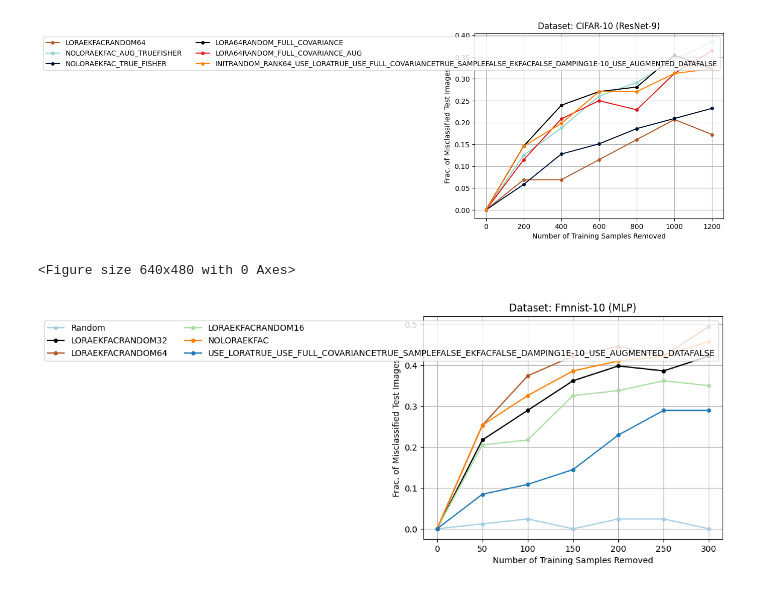
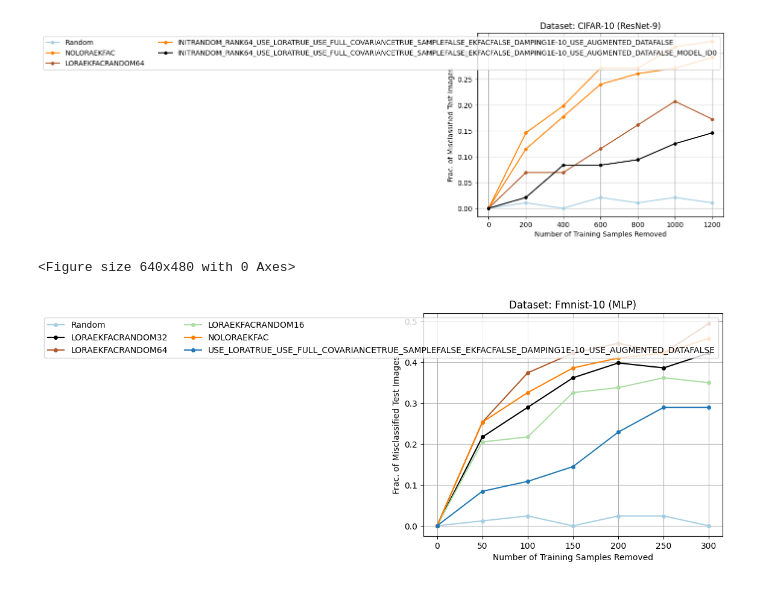
Before and after one commit to logix-project/logix, a Jupyter notebook: examples/notebooks/cifar10/plot_emsemble_brittleness.ipynb, the cells around one changed output. Saved outputs shown, nothing was run; the diff lists cells and outputs as text; code cells hidden in the pictures.

```diff
--- a/examples/notebooks/cifar10/plot_emsemble_brittleness.ipynb
+++ b/examples/notebooks/cifar10/plot_emsemble_brittleness.ipynb
@@ -14,9 +14,9 @@ from examples.plotting_utils import (
 # %%
 def main(data_name: str) -> None:
     algo_name_lst = [
-        # "random",
+        "random",
         # "pca1e-06",
-        # "noLoraEkfac",
+        "noLoraEkfac",
         # "pca0.0001",
         "loraEkfacrandom64",
         # "loraEkfacorthogonal64",
@@ -24,12 +24,13 @@ def main(data_name: str) -> None:
         # "loraEkfacrandom64_damping0.001",
         # "loraEkfacrandom64_damping1e-05",
         # "noLoraEkfacAugTrueFisher",
-        "noLoraEkfac_10_aug_trueFisher",
-        "noLoraEkfac_10_true_fisher",
+        # "noLoraEkfac_10_aug_trueFisher",
+        # "noLoraEkfac_10_true_fisher",
         # "noLoraEkfacrandom16_singleModel_aug_trueFisher"
-        "lora64random_full_covariance_10",
-        "lora64random_full_covariance_aug_10",
-        "initrandom_rank64_use_loraTrue_use_full_covarianceTrue_sampleFalse_ekfacFalse_damping1e-10_use_augmented_dataFalse_expt_name_additional_tag_model_id_10"
+        # "lora64random_full_covariance_10",
+        # "lora64random_full_covariance_aug_10",
+        "initrandom_rank64_use_loraTrue_use_full_covarianceTrue_sampleFalse_ekfacFalse_damping1e-10_use_augmented_dataFalse_expt_name_additional_tag_model_id_10",
+        "initrandom_rank64_use_loraTrue_use_full_covarianceTrue_sampleFalse_ekfacFalse_damping1e-10_use_augmented_dataFalse_model_id0"
     ]
 
     base = 0.0
@@ -38,34 +39,34 @@ def main(data_name: str) -> None:
 
     for algo_name in algo_name_lst:
         results = torch.load(
             f"../../files/ensemble_brittleness_results/data_{data_name.lower()}/{algo_name}.pt"
         )
 
         results = np.array(results["results"])
         avg_results = results.sum(0) / results.shape[0]
         plt.plot(
             [0] + intervals,
             [base] + list(avg_results),
             "o-",
             label=get_name(algo_name),
             c=get_color(algo_name),
             markersize=MARKER_SIZE,
         )
 
     plt.legend(ncol=2)
     plt.title("Dataset: CIFAR-10 (ResNet-9)")
 
     plt.ylabel("Frac. of Misclassified Test Images")
     plt.xlabel("Number of Training Samples Removed")
     plt.grid()
     plt.show()
     plt.clf()
 
 
 if __name__ == "__main__":
     main(data_name="cifar10")
 # %% [output]
-[figure, old version]
+[figure, new version]
 <Figure size 640x480 with 0 Axes>
 # %%
 ans = None
```
Also changed, not shown: 6 other files.
